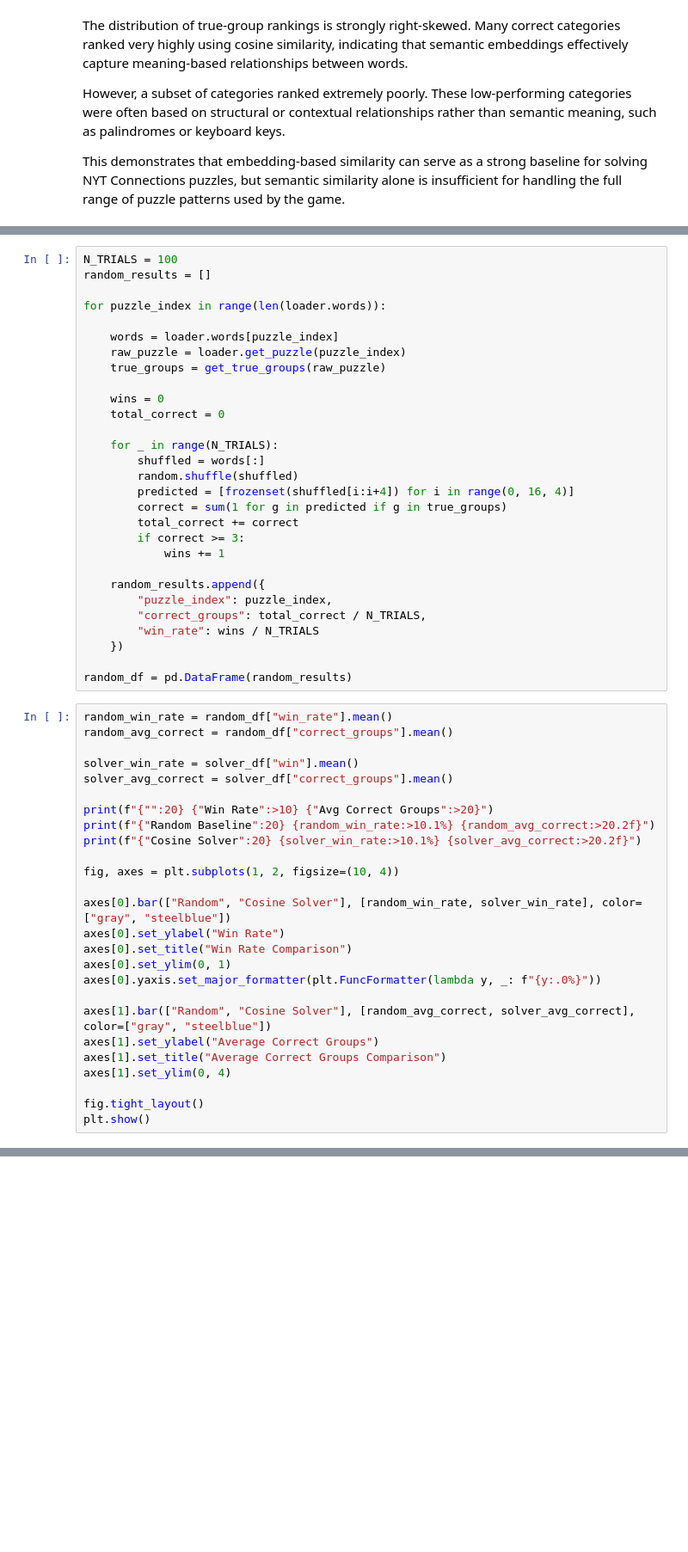
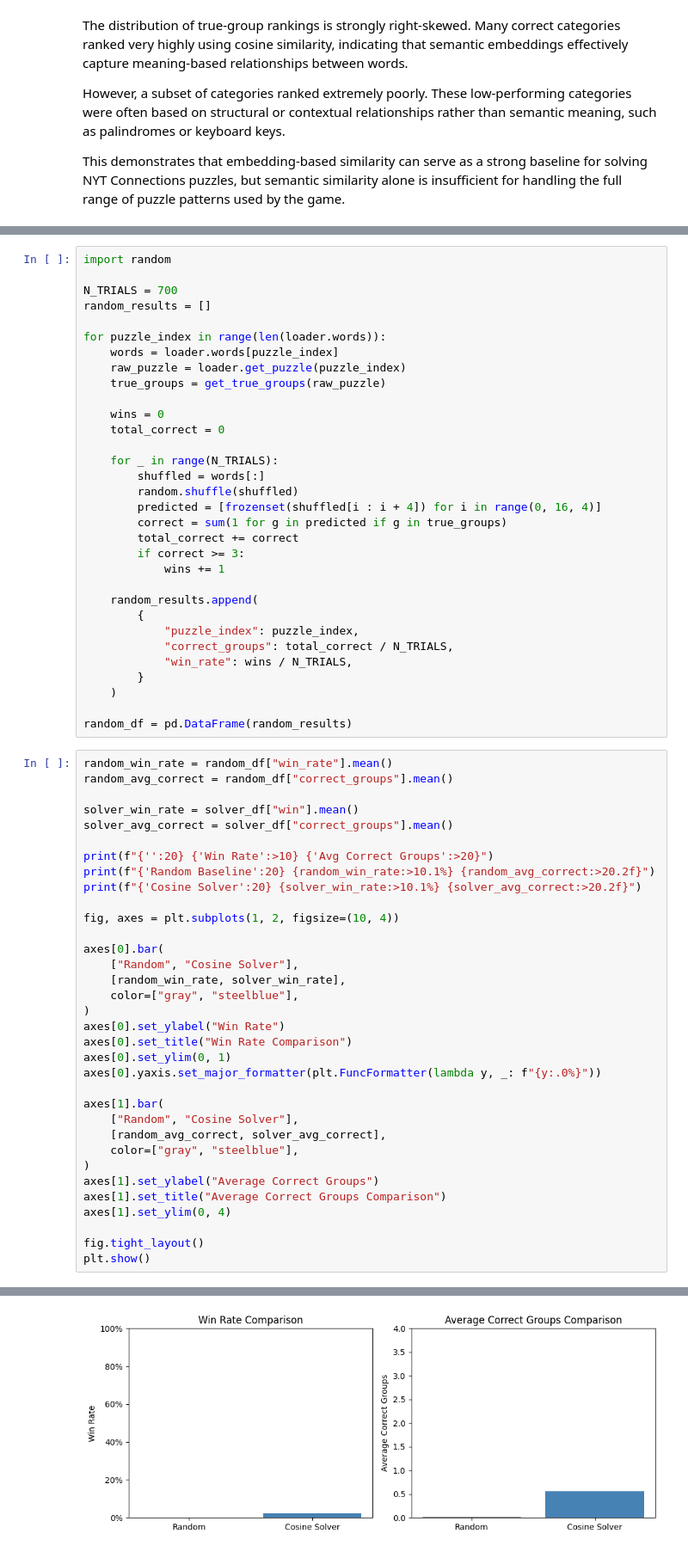
Before and after one commit to kevinhav/data_620, a Jupyter notebook: project4/project_final.ipynb, the cells around one changed output, grey strips where cells are left out. Shown at 86% size. Cells and saved outputs as stored; diff of their text form; blank space fills up the shorter version.

```diff
--- a/project4/project_final.ipynb
+++ b/project4/project_final.ipynb
@@ -311,9 +317,10 @@ To contextualize the solver's performance, we establish a random baseline by rep
 # %%
-N_TRIALS = 100
+import random
+
+N_TRIALS = 700
 random_results = []
 
 for puzzle_index in range(len(loader.words)):
-
     words = loader.words[puzzle_index]
     raw_puzzle = loader.get_puzzle(puzzle_index)
     true_groups = get_true_groups(raw_puzzle)
@@ -324,17 +331,19 @@ for puzzle_index in range(len(loader.words)):
     for _ in range(N_TRIALS):
         shuffled = words[:]
         random.shuffle(shuffled)
-        predicted = [frozenset(shuffled[i:i+4]) for i in range(0, 16, 4)]
+        predicted = [frozenset(shuffled[i : i + 4]) for i in range(0, 16, 4)]
         correct = sum(1 for g in predicted if g in true_groups)
         total_correct += correct
         if correct >= 3:
             wins += 1
 
-    random_results.append({
-        "puzzle_index": puzzle_index,
-        "correct_groups": total_correct / N_TRIALS,
-        "win_rate": wins / N_TRIALS
-    })
+    random_results.append(
+        {
+            "puzzle_index": puzzle_index,
+            "correct_groups": total_correct / N_TRIALS,
+            "win_rate": wins / N_TRIALS,
+        }
+    )
 
 random_df = pd.DataFrame(random_results)
 # %%
@@ -344,22 +353,31 @@ random_avg_correct = random_df["correct_groups"].mean()
 solver_win_rate = solver_df["win"].mean()
 solver_avg_correct = solver_df["correct_groups"].mean()
 
-print(f"{"":20} {"Win Rate":>10} {"Avg Correct Groups":>20}")
-print(f"{"Random Baseline":20} {random_win_rate:>10.1%} {random_avg_correct:>20.2f}")
-print(f"{"Cosine Solver":20} {solver_win_rate:>10.1%} {solver_avg_correct:>20.2f}")
+print(f"{'':20} {'Win Rate':>10} {'Avg Correct Groups':>20}")
+print(f"{'Random Baseline':20} {random_win_rate:>10.1%} {random_avg_correct:>20.2f}")
+print(f"{'Cosine Solver':20} {solver_win_rate:>10.1%} {solver_avg_correct:>20.2f}")
 
 fig, axes = plt.subplots(1, 2, figsize=(10, 4))
 
-axes[0].bar(["Random", "Cosine Solver"], [random_win_rate, solver_win_rate], color=["gray", "steelblue"])
+axes[0].bar(
+    ["Random", "Cosine Solver"],
+    [random_win_rate, solver_win_rate],
+    color=["gray", "steelblue"],
+)
 axes[0].set_ylabel("Win Rate")
 axes[0].set_title("Win Rate Comparison")
 axes[0].set_ylim(0, 1)
 axes[0].yaxis.set_major_formatter(plt.FuncFormatter(lambda y, _: f"{y:.0%}"))
 
-axes[1].bar(["Random", "Cosine Solver"], [random_avg_correct, solver_avg_correct], color=["gray", "steelblue"])
+axes[1].bar(
+    ["Random", "Cosine Solver"],
+    [random_avg_correct, solver_avg_correct],
+    color=["gray", "steelblue"],
+)
 axes[1].set_ylabel("Average Correct Groups")
 axes[1].set_title("Average Correct Groups Comparison")
 axes[1].set_ylim(0, 4)
 
 fig.tight_layout()
 plt.show()
+# %% [output]
@@ -365,0 +387 @@ plt.show()
+[figure, added]
```
Also changed, not shown: parts of 19 cells of this notebook.
